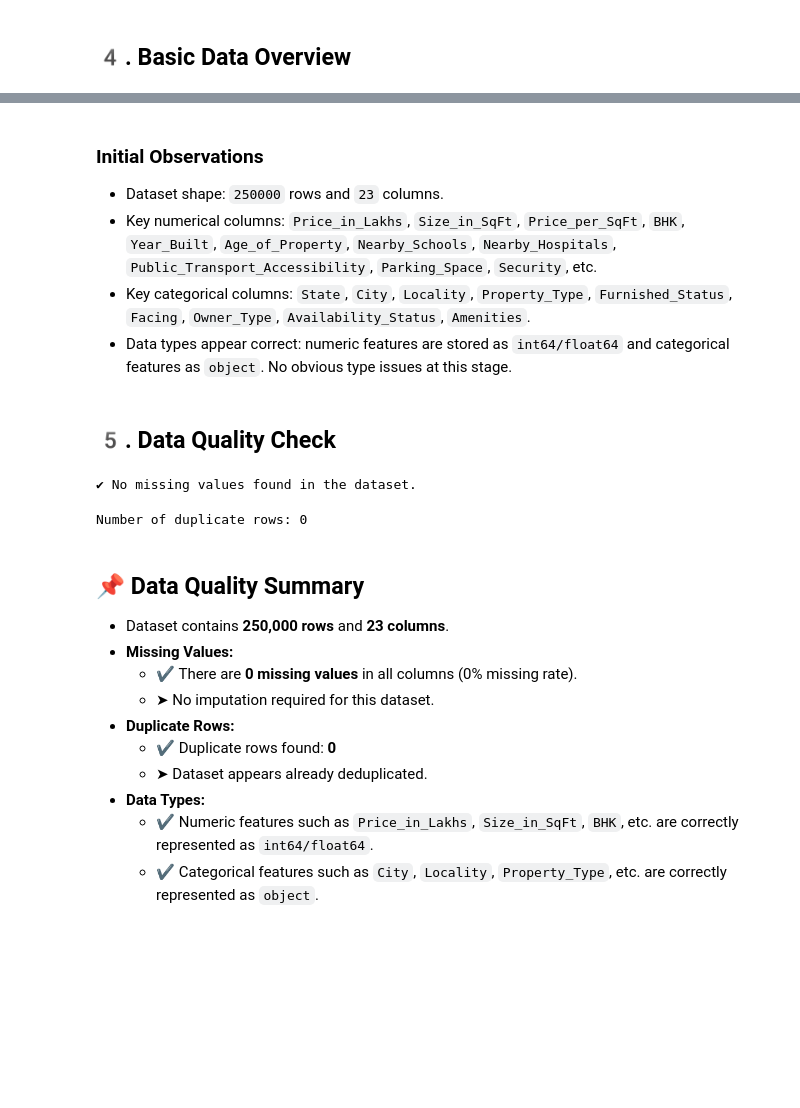
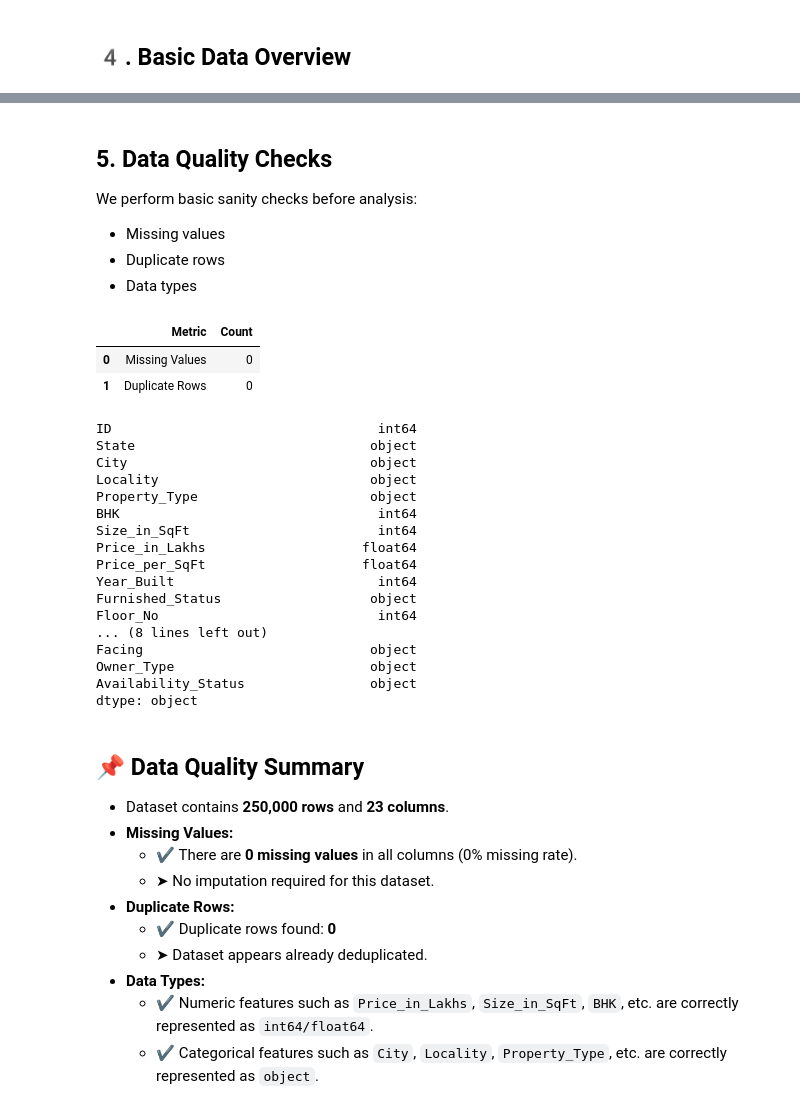
Before and after one commit to axaymathukiya27-tech/Real_Estate_Investment_Advisor, a Jupyter notebook: notebooks/01_eda.ipynb, the cells around one changed output, grey strips where cells are left out. Saved outputs shown, nothing was run; the diff lists cells and outputs as text; code cells hidden in the pictures; blank space fills up the shorter version.

```diff
--- a/notebooks/01_eda.ipynb
+++ b/notebooks/01_eda.ipynb
@@ -104,31 +94,40 @@ Numeric summary:
-# %% [markdown]
-### Initial Observations
-
-- Dataset shape: `250000` rows and `23` columns.
-- Key numerical columns: `Price_in_Lakhs`, `Size_in_SqFt`, `Price_per_SqFt`, `BHK`, `Year_Built`, `Age_of_Property`, `Nearby_Schools`, `Nearby_Hospitals`, `Public_Transport_Accessibility`, `Parking_Space`, `Security`, etc.
-- Key categorical columns: `State`, `City`, `Locality`, `Property_Type`, `Furnished_Status`, `Facing`, `Owner_Type`, `Availability_Status`, `Amenities`.
-- Data types appear correct: numeric features are stored as `int64/float64` and categorical features as `object`. No obvious type issues at this stage.
 # %% [markdown]
-## 5️. Data Quality Check
+## 5. Data Quality Checks
+
+We perform basic sanity checks before analysis:
+
+- Missing values
+- Duplicate rows
+- Data types
 # %%
-missing_counts = df.isnull().sum().sort_values(ascending=False)
-missing_percent = (missing_counts / len(df) * 100).round(2)
-
-missing_summary = pd.DataFrame({
-    "missing_count": missing_counts,
-    "missing_percent": missing_percent
+pd.DataFrame({
+    "Metric": ["Missing Values", "Duplicate Rows"],
+    "Count": [df.isnull().sum().sum(), df.duplicated().sum()]
 })
-
-if missing_summary["missing_count"].sum() == 0:
-    print("✔ No missing values found in the dataset.")
-else:
-    display(missing_summary[missing_summary["missing_count"] > 0])
 # %% [output]
-✔ No missing values found in the dataset.
+|  | Metric | Count |
+| 0 | Missing Values | 0 |
+| 1 | Duplicate Rows | 0 |
 # %%
-print("Number of duplicate rows:", df.duplicated().sum())
+df.dtypes
 # %% [output]
-Number of duplicate rows: 0
+ID                                  int64
+State                              object
+City                               object
+Locality                           object
+Property_Type                      object
+BHK                                 int64
+Size_in_SqFt                        int64
+Price_in_Lakhs                    float64
+Price_per_SqFt                    float64
+Year_Built                          int64
+Furnished_Status                   object
+Floor_No                            int64
+... (8 lines left out)
+Facing                             object
+Owner_Type                         object
+Availability_Status                object
+dtype: object
 # %% [markdown]
 ## 📌 Data Quality Summary
 
```
Also changed, not shown: parts of 25 cells of this notebook, 38 other files.
